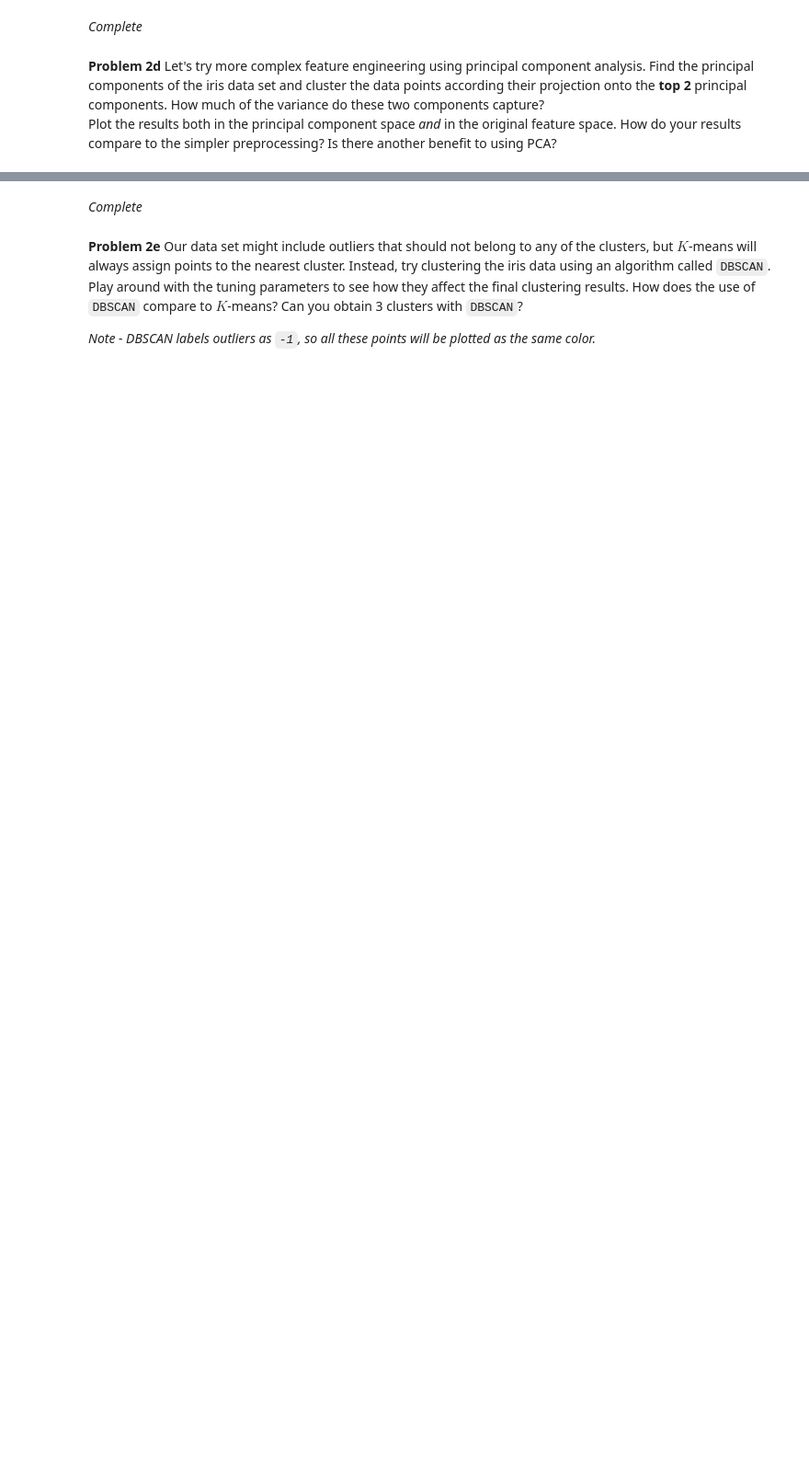
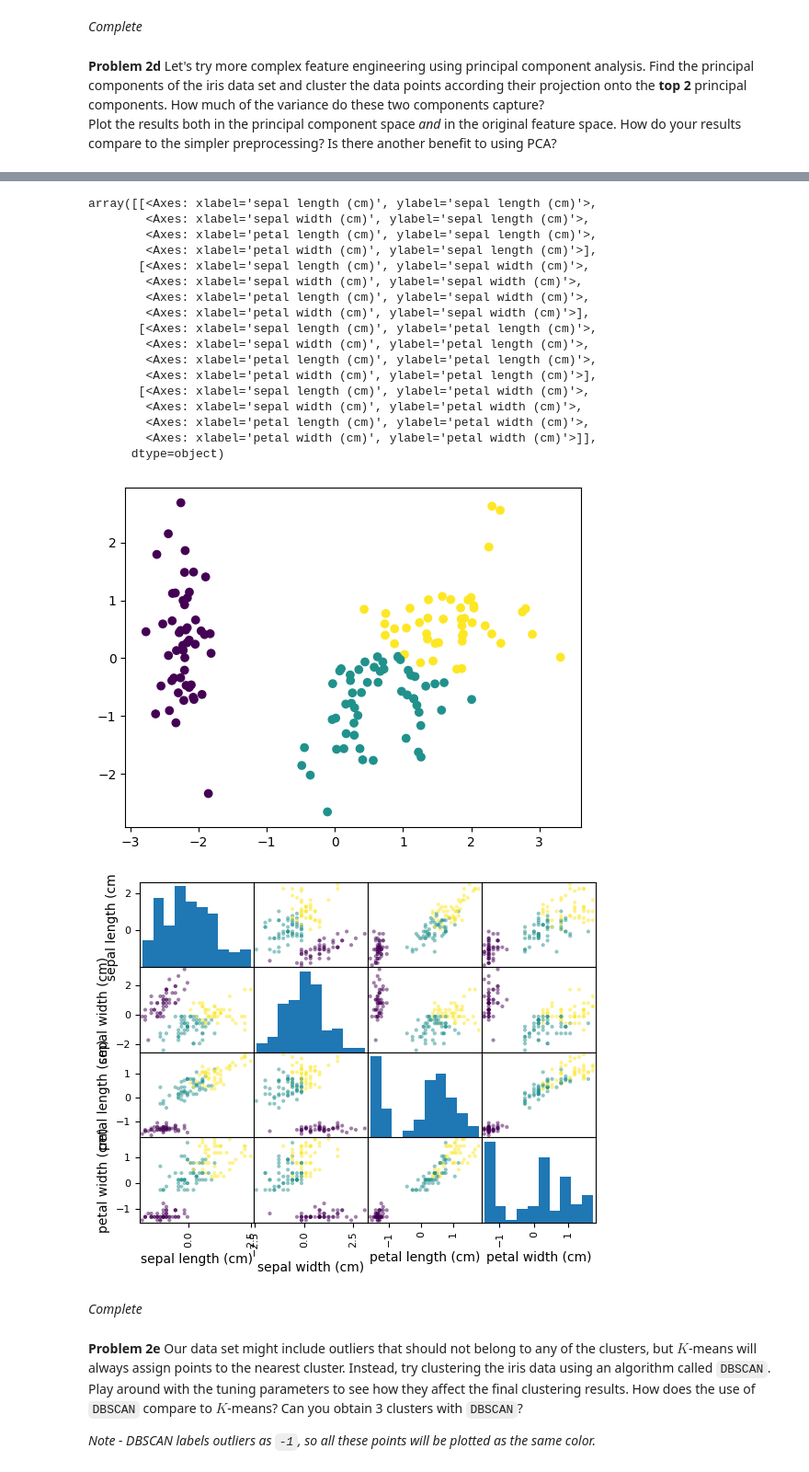
Before and after one commit to ASTR154/clustering, a Jupyter notebook: clustering.ipynb, the cells around one changed output, grey strips where cells are left out. Shown at 92% size. Cells and saved outputs as stored; diff of their text form; code cells hidden in the pictures; blank space fills up the shorter version.

```diff
--- a/clustering.ipynb
+++ b/clustering.ipynb
@@ -77,0 +165,21 @@ from sklearn.decomposition import PCA
+# %%
+from sklearn.decomposition import PCA
+#applying pca
+pca = PCA(n_components=2)
+pca_output = pca.fit_transform(df_scaled)
+pca_output = pd.DataFrame(pca_output)
+
+
+print("total percentage of variance captured " ,100*pca.explained_variance_ratio_[0]+pca.explained_variance_ratio_[1])
+#using pca to predict labels for points
+Skmeans_proj= KMeans(n_clusters=3,init='k-means++')
+Sclusters_proj =  Skmeans_proj.fit_predict(pca_output, y=None, sample_weight=None)
+
+
+col_0 = pca_output.iloc[:, 0]
+col_1 = pca_output.iloc[:, 1]
+
+plt.scatter(col_0,col_1,c=Sclusters_proj)
+pd.plotting.scatter_matrix(df_scaled,c=Sclusters_proj)
+#pd.plotting.scatter_matrix(pca_output,c=Sclusters_proj) redundant
+# %% [output]
@@ -78,3 +187,22 @@ from sklearn.decomposition import PCA
+array([[<Axes: xlabel='sepal length (cm)', ylabel='sepal length (cm)'>,
+        <Axes: xlabel='sepal width (cm)', ylabel='sepal length (cm)'>,
+        <Axes: xlabel='petal length (cm)', ylabel='sepal length (cm)'>,
+        <Axes: xlabel='petal width (cm)', ylabel='sepal length (cm)'>],
+       [<Axes: xlabel='sepal length (cm)', ylabel='sepal width (cm)'>,
+        <Axes: xlabel='sepal width (cm)', ylabel='sepal width (cm)'>,
+        <Axes: xlabel='petal length (cm)', ylabel='sepal width (cm)'>,
+        <Axes: xlabel='petal width (cm)', ylabel='sepal width (cm)'>],
+       [<Axes: xlabel='sepal length (cm)', ylabel='petal length (cm)'>,
+        <Axes: xlabel='sepal width (cm)', ylabel='petal length (cm)'>,
+        <Axes: xlabel='petal length (cm)', ylabel='petal length (cm)'>,
+        <Axes: xlabel='petal width (cm)', ylabel='petal length (cm)'>],
+       [<Axes: xlabel='sepal length (cm)', ylabel='petal width (cm)'>,
+        <Axes: xlabel='sepal width (cm)', ylabel='petal width (cm)'>,
+        <Axes: xlabel='petal length (cm)', ylabel='petal width (cm)'>,
+        <Axes: xlabel='petal width (cm)', ylabel='petal width (cm)'>]],
+      dtype=object)
+[figure, added]
+[figure, added]
 # %% [markdown]
 *Complete*
 # %% [markdown]
```
Also changed, not shown: parts of 22 cells of this notebook.
